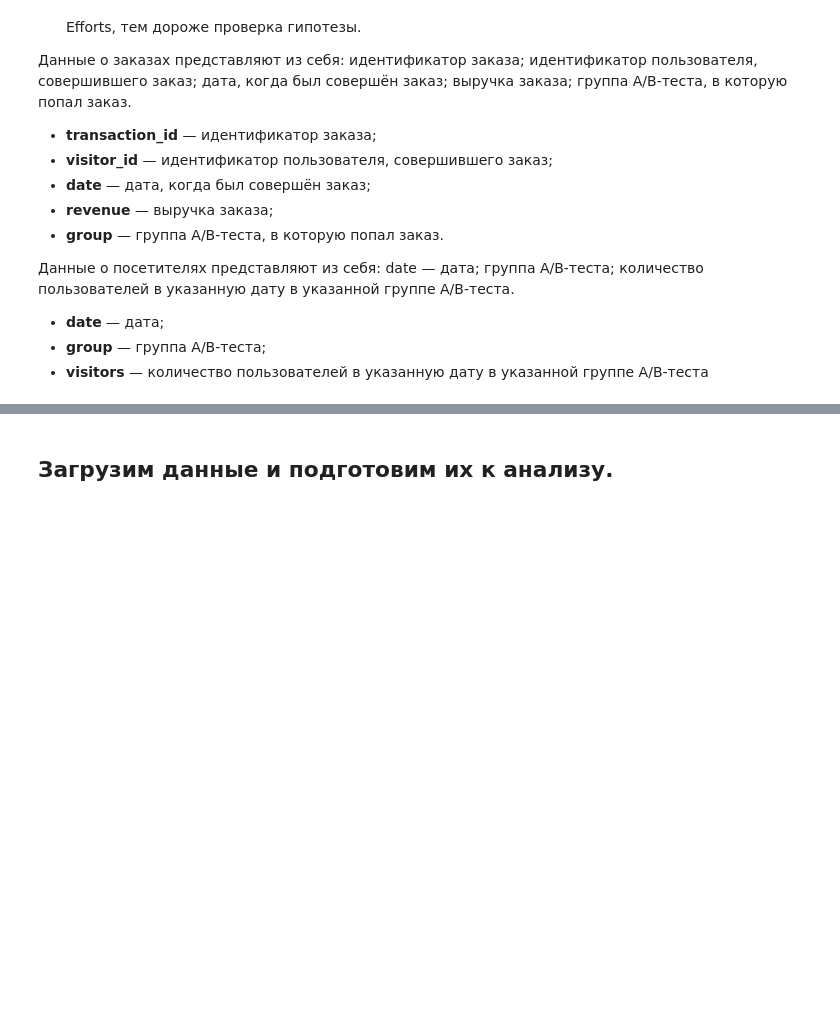
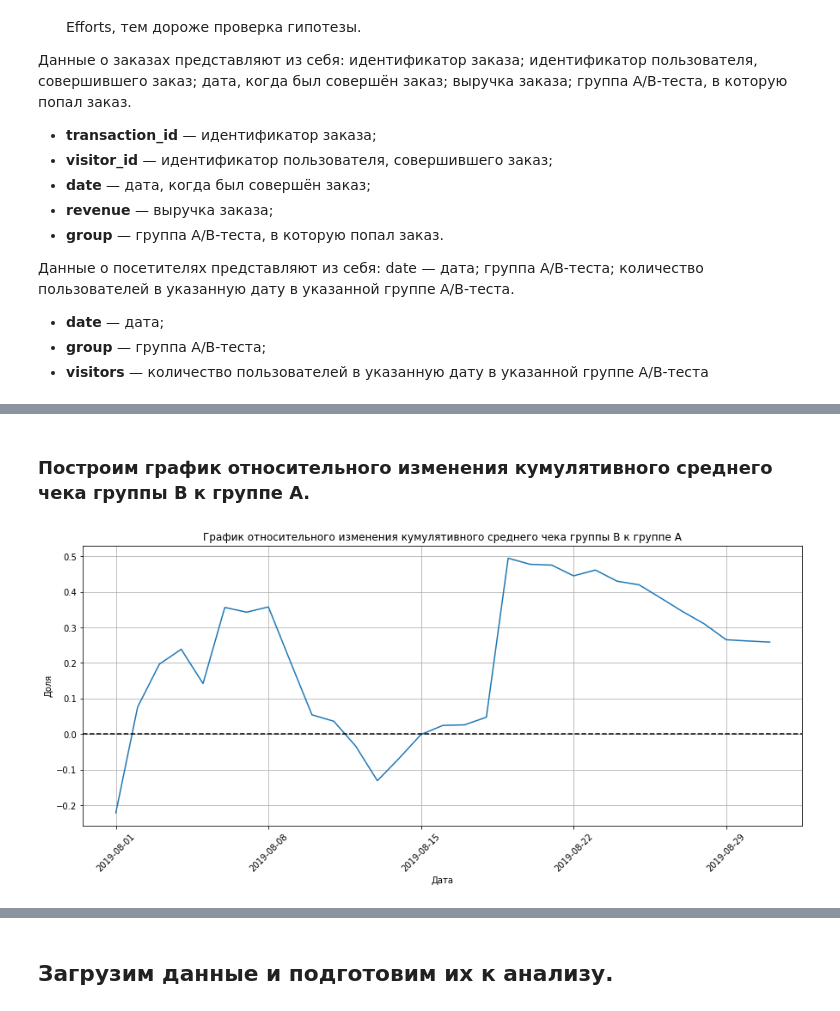
Before and after one commit to hEadman137/data_analysis_projects, a Jupyter notebook: yandex_practicum_projects/a_b_test_analysis (11_08_23).ipynb, the cells around one changed output, grey strips where cells are left out. Saved outputs shown, nothing was run; the diff lists cells and outputs as text; code cells hidden in the pictures; blank space fills up the shorter version.

```diff
--- a/yandex_practicum_projects/a_b_test_analysis (11_08_23).ipynb
+++ b/yandex_practicum_projects/a_b_test_analysis (11_08_23).ipynb
@@ -74,0 +237,3 @@
+# %%
+data_o = data_o.rename(columns={'transactionId':'transaction_id', 'visitorId':'visitor_id'})
+data_o
@@ -74,0 +561,25 @@
+# %% [markdown]
+### Построим график относительного изменения кумулятивного среднего чека группы B к группе A.
+# %%
+# собираем данные в одном датафрейме
+mergedCumulativeRevenue = cumulativeRevenueA.merge(cumulativeRevenueB, left_on='date', right_on='date', how='left', suffixes=['A', 'B'])
+
+# cтроим отношение средних чеков
+plt.figure(figsize=(15, 6))
+plt.grid()
+
+# Настройка названий осей
+plt.title('График относительного изменения кумулятивного среднего чека группы B к группе A')
+plt.xlabel('Дата')
+plt.ylabel('Доля')
+plt.plot(mergedCumulativeRevenue['date'], (mergedCumulativeRevenue['revenueB']/mergedCumulativeRevenue['ordersB'])/(mergedCumulativeRevenue['revenueA']/mergedCumulativeRevenue['ordersA'])-1)
+
+# добавляем ось X
+plt.axhline(y=0, color='black', linestyle='--')
+
+# Настройка меток оси x
+plt.xticks(rotation=45)  # поворот меток на 45 градусов
+plt.xticks(cumulativeRevenueA['date'][::7])
+plt.show();
+# %% [output]
+[figure, added]
```
Also changed, not shown: parts of 134 cells of this notebook, 1 other file.
